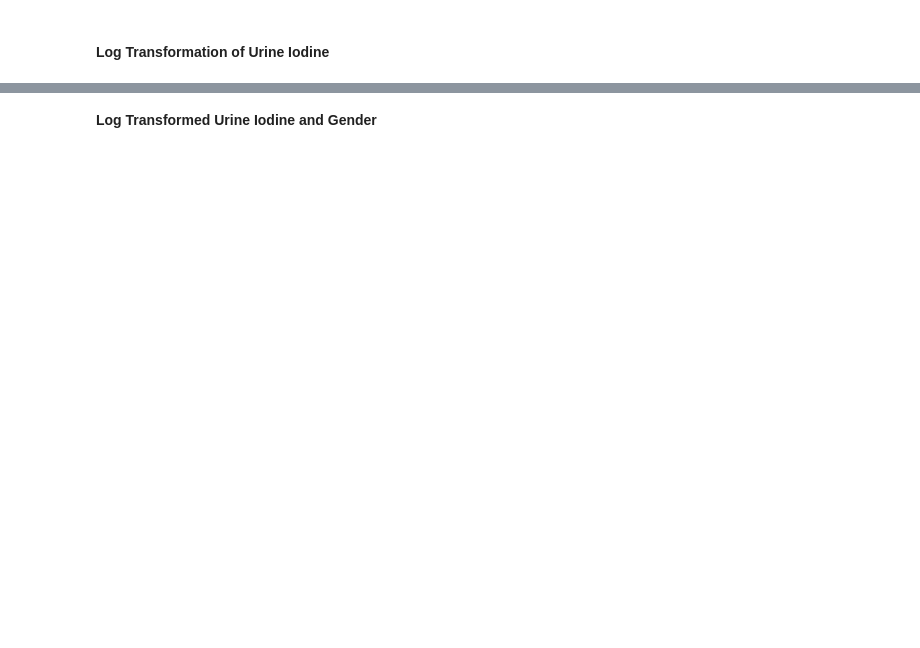
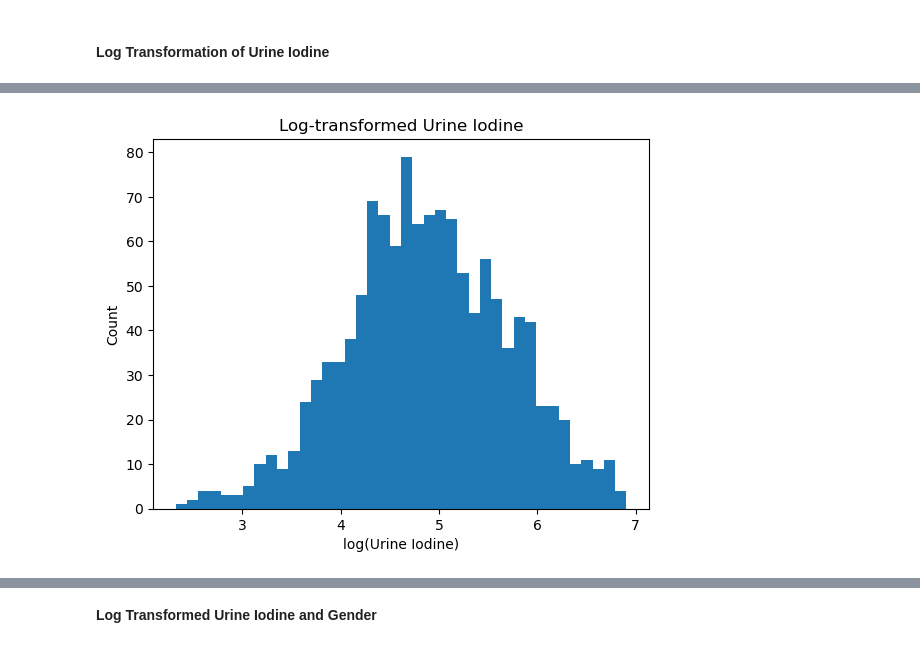
Before and after one commit to eudorach/portfolio_ds_projects, a Jupyter notebook: NHANES_analysis/sandbox_notebooks/analysis_sandbox/2.urine_data_analysis (obese).ipynb, the cells around one changed output, grey strips where cells are left out. Saved outputs shown, nothing was run; the diff lists cells and outputs as text; code cells hidden in the pictures; blank space fills up the shorter version.

```diff
--- a/NHANES_analysis/sandbox_notebooks/analysis_sandbox/2.urine_data_analysis (obese).ipynb
+++ b/NHANES_analysis/sandbox_notebooks/analysis_sandbox/2.urine_data_analysis (obese).ipynb
@@ -776,5 +811,5 @@ print(f"Correlation between BMI and urine iodine: {corr:.3f}")
 # %% [markdown]
 #### Log Transformation of Urine Iodine
 # %%
-urine_iodine_clean['log_uio'] = np.log(urine_iodine_clean['urine_iodine'])
+df_i_clean['log_uio'] = np.log(df_i_clean['urine_iodine'])
 # %%
@@ -788,7 +851,9 @@ urine_iodine_clean['log_uio'].quantile([0.25, 0.5, 0.75, 0.9, 0.95, 0.99])
 # %%
-plt.hist(urine_iodine_clean['log_uio'], bins=40)
+plt.hist(df_i_clean['log_uio'], bins=40)
 plt.title("Log-transformed Urine Iodine")
 plt.xlabel("log(Urine Iodine)")
 plt.ylabel("Count")
 plt.show()
+# %% [output]
+[figure, added]
 # %%
```
Also changed, not shown: parts of 90 cells of this notebook, 1 other file.
